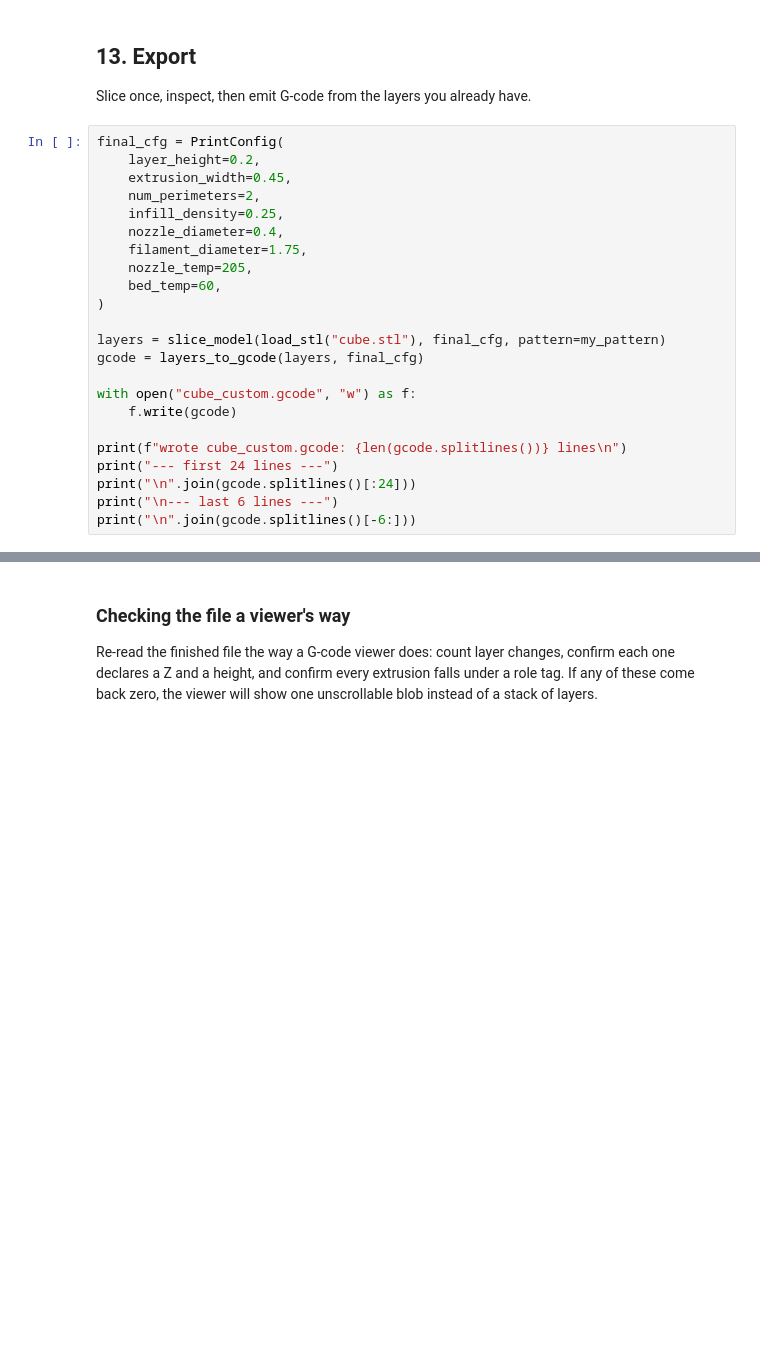
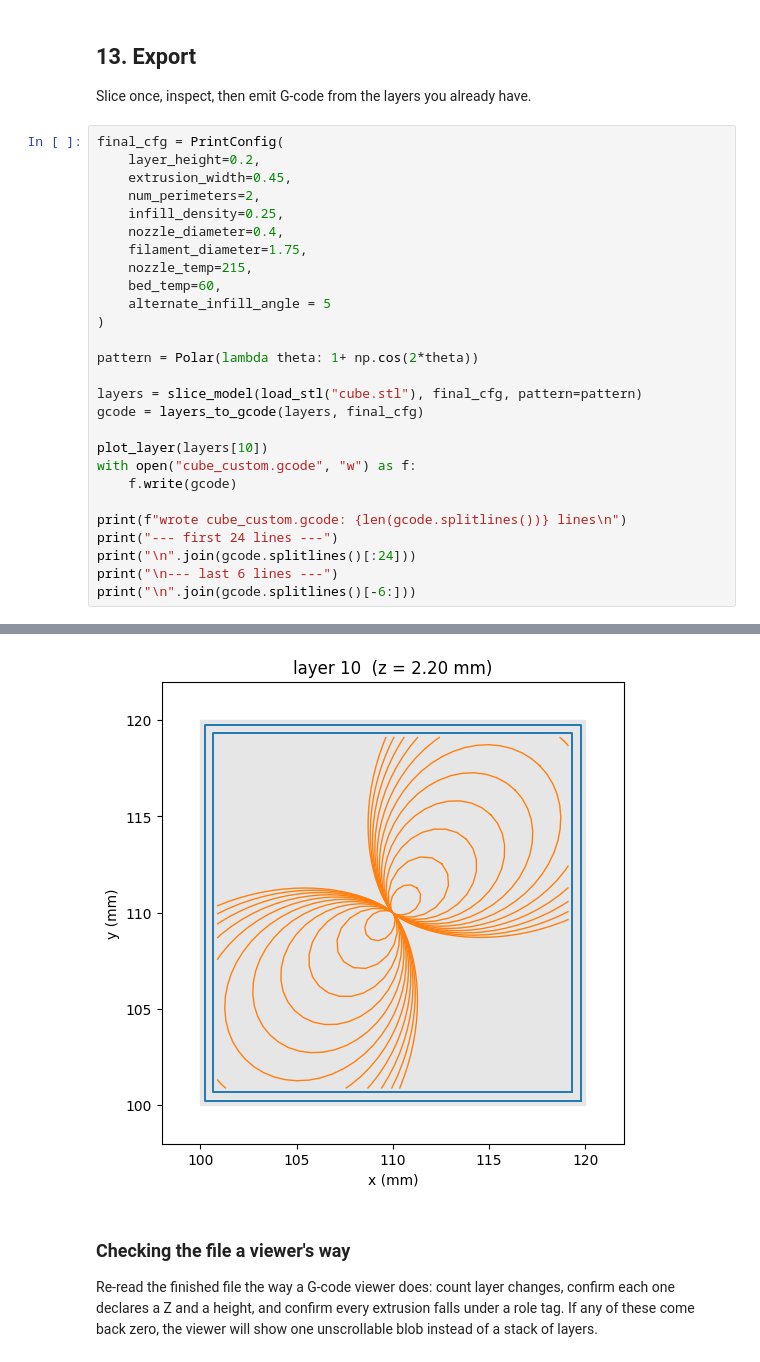
Before and after one commit to scott-abbott/math-lab, a Jupyter notebook: custom infill/slicer.ipynb, the cells around one changed output, grey strips where cells are left out. Drawn from its saved outputs; the diff is of its cells as text; blank space fills up the shorter version.

```diff
--- a/custom infill/slicer.ipynb
+++ b/custom infill/slicer.ipynb
@@ -1496,13 +1492,17 @@ final_cfg = PrintConfig(
     infill_density=0.25,
     nozzle_diameter=0.4,
     filament_diameter=1.75,
-    nozzle_temp=205,
+    nozzle_temp=215,
     bed_temp=60,
+    alternate_infill_angle = 5
 )
 
-layers = slice_model(load_stl("cube.stl"), final_cfg, pattern=my_pattern)
+pattern = Polar(lambda theta: 1+ np.cos(2*theta))
+
+layers = slice_model(load_stl("cube.stl"), final_cfg, pattern=pattern)
 gcode = layers_to_gcode(layers, final_cfg)
 
+plot_layer(layers[10])
 with open("cube_custom.gcode", "w") as f:
     f.write(gcode)
 
@@ -1532,3 +1532,4 @@ M84 ; disable motors
+[figure, added]
 # %% [markdown]
 ### Checking the file a viewer's way
 
```
Also changed, not shown: parts of 7 cells of this notebook, 2 other files.
